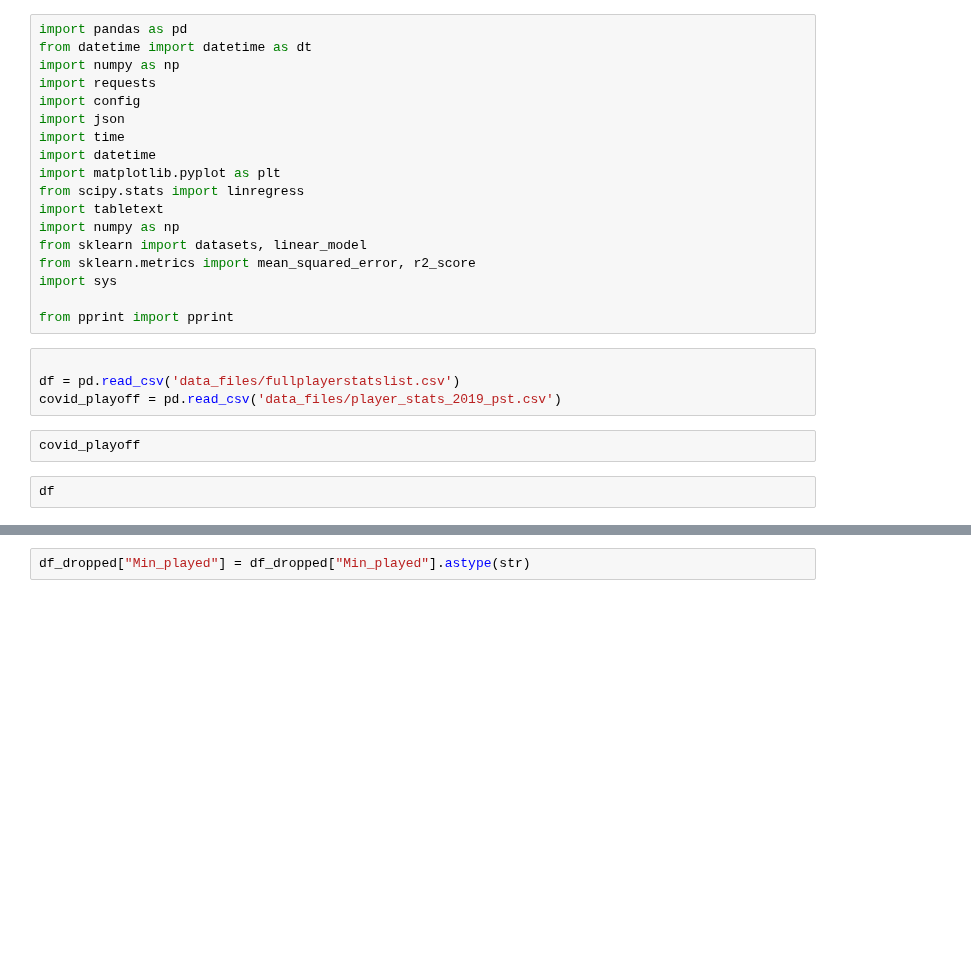
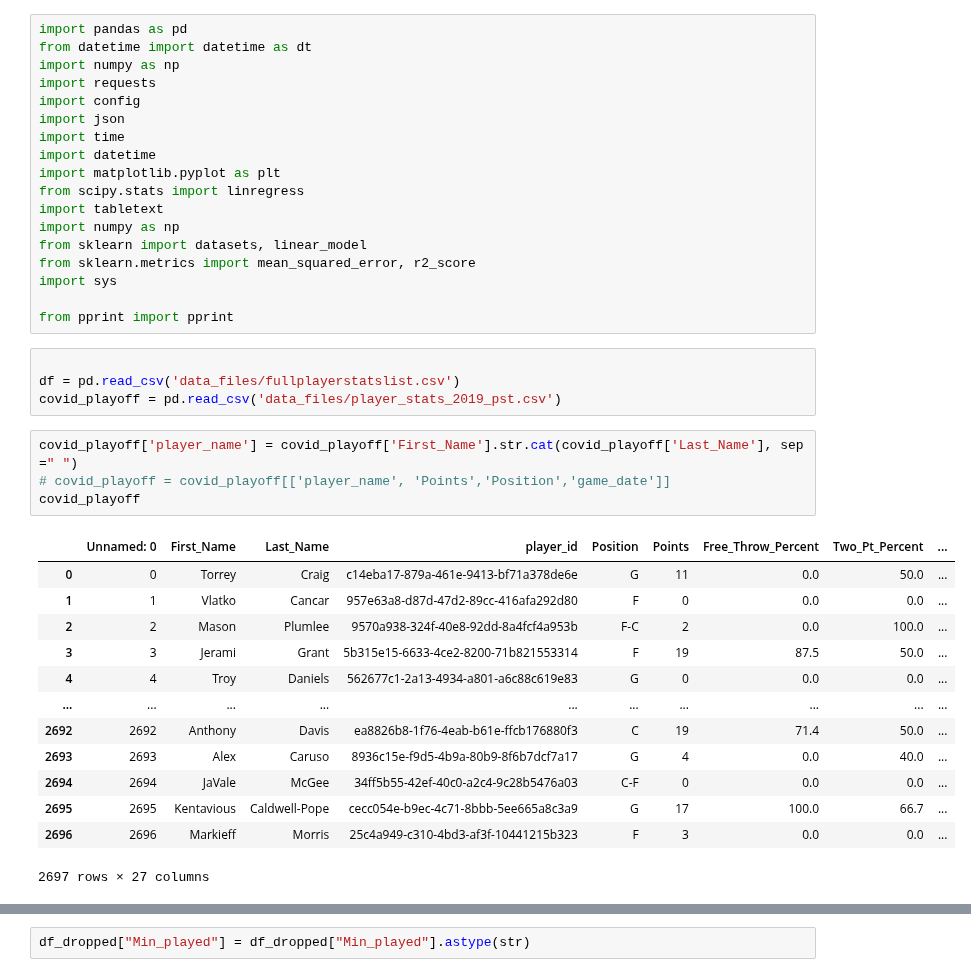
Before and after one commit to tylerspck/Bubble_ball, a Jupyter notebook: Linear_Regression.ipynb, the cells around one changed output, grey strips where cells are left out. Cells and saved outputs as stored; diff of their text form; blank space fills up the shorter version.

```diff
--- a/Linear_Regression.ipynb
+++ b/Linear_Regression.ipynb
@@ -22,7 +22,21 @@ from pprint import pprint
 
 df = pd.read_csv('data_files/fullplayerstatslist.csv')
 covid_playoff = pd.read_csv('data_files/player_stats_2019_pst.csv')
-# %%
-covid_playoff
-# %%
-df
+# %%
+covid_playoff['player_name'] = covid_playoff['First_Name'].str.cat(covid_playoff['Last_Name'], sep =" ")
+# covid_playoff = covid_playoff[['player_name', 'Points','Position','game_date']]
+covid_playoff
+# %% [output]
+|  | Unnamed: 0 | First_Name | Last_Name | player_id | Position | Points | Free_Throw_Percent | Two_Pt_Percent | ... |
+| 0 | 0 | Torrey | Craig | c14eba17-879a-461e-9413-bf71a378de6e | G | 11 | 0.0 | 50.0 | ... |
+| 1 | 1 | Vlatko | Cancar | 957e63a8-d87d-47d2-89cc-416afa292d80 | F | 0 | 0.0 | 0.0 | ... |
+| 2 | 2 | Mason | Plumlee | 9570a938-324f-40e8-92dd-8a4fcf4a953b | F-C | 2 | 0.0 | 100.0 | ... |
+| 3 | 3 | Jerami | Grant | 5b315e15-6633-4ce2-8200-71b821553314 | F | 19 | 87.5 | 50.0 | ... |
+| 4 | 4 | Troy | Daniels | 562677c1-2a13-4934-a801-a6c88c619e83 | G | 0 | 0.0 | 0.0 | ... |
+| ... | ... | ... | ... | ... | ... | ... | ... | ... | ... |
+| 2692 | 2692 | Anthony | Davis | ea8826b8-1f76-4eab-b61e-ffcb176880f3 | C | 19 | 71.4 | 50.0 | ... |
+| 2693 | 2693 | Alex | Caruso | 8936c15e-f9d5-4b9a-80b9-8f6b7dcf7a17 | G | 4 | 0.0 | 40.0 | ... |
+| 2694 | 2694 | JaVale | McGee | 34ff5b55-42ef-40c0-a2c4-9c28b5476a03 | C-F | 0 | 0.0 | 0.0 | ... |
+| 2695 | 2695 | Kentavious | Caldwell-Pope | cecc054e-b9ec-4c71-8bbb-5ee665a8c3a9 | G | 17 | 100.0 | 66.7 | ... |
+| 2696 | 2696 | Markieff | Morris | 25c4a949-c310-4bd3-af3f-10441215b323 | F | 3 | 0.0 | 0.0 | ... |
+2697 rows × 27 columns
```
Also changed, not shown: parts of 7 cells of this notebook, 2 other files.
